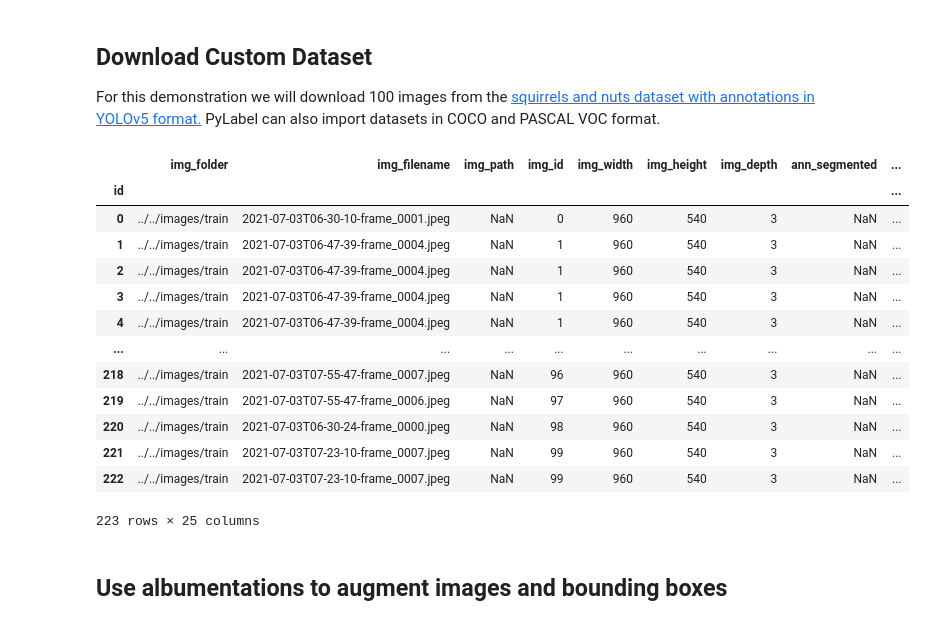
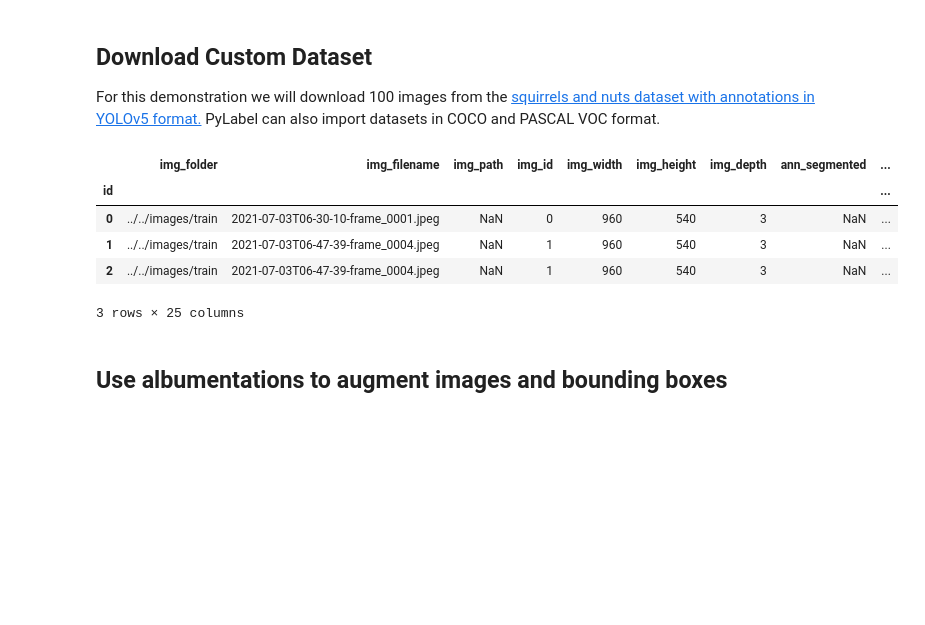
Before and after one commit to pylabel-project/samples, a Jupyter notebook: pylabel2albumentations.ipynb, the cells around one changed output. Drawn from its saved outputs; the diff is of its cells as text; code cells hidden in the pictures; blank space fills up the shorter version.

```diff
--- a/pylabel2albumentations.ipynb
+++ b/pylabel2albumentations.ipynb
@@ -53,26 +72,18 @@ with zipfile.ZipFile("data/squirrelsandnuts_train.zip", 'r') as zip_ref:
 # %%
 #Import annotations as a PyLabel dataset
 dataset = importer.ImportYoloV5(path="data/squirrelsandnuts_train/labels/train",
         path_to_images="../../images/train",
         img_ext="jpeg",
         cat_names=['Squirrel','Nut']
     )
-dataset.df
+dataset.df.head(3)
 # %% [output]
 |  | img_folder | img_filename | img_path | img_id | img_width | img_height | img_depth | ann_segmented | ... |
 | id |  |  |  |  |  |  |  |  | ... |
 | 0 | ../../images/train | 2021-07-03T06-30-10-frame_0001.jpeg | NaN | 0 | 960 | 540 | 3 | NaN | ... |
 | 1 | ../../images/train | 2021-07-03T06-47-39-frame_0004.jpeg | NaN | 1 | 960 | 540 | 3 | NaN | ... |
 | 2 | ../../images/train | 2021-07-03T06-47-39-frame_0004.jpeg | NaN | 1 | 960 | 540 | 3 | NaN | ... |
-| 3 | ../../images/train | 2021-07-03T06-47-39-frame_0004.jpeg | NaN | 1 | 960 | 540 | 3 | NaN | ... |
-| 4 | ../../images/train | 2021-07-03T06-47-39-frame_0004.jpeg | NaN | 1 | 960 | 540 | 3 | NaN | ... |
-| ... | ... | ... | ... | ... | ... | ... | ... | ... | ... |
-| 218 | ../../images/train | 2021-07-03T07-55-47-frame_0007.jpeg | NaN | 96 | 960 | 540 | 3 | NaN | ... |
-| 219 | ../../images/train | 2021-07-03T07-55-47-frame_0006.jpeg | NaN | 97 | 960 | 540 | 3 | NaN | ... |
-| 220 | ../../images/train | 2021-07-03T06-30-24-frame_0000.jpeg | NaN | 98 | 960 | 540 | 3 | NaN | ... |
-| 221 | ../../images/train | 2021-07-03T07-23-10-frame_0007.jpeg | NaN | 99 | 960 | 540 | 3 | NaN | ... |
-| 222 | ../../images/train | 2021-07-03T07-23-10-frame_0007.jpeg | NaN | 99 | 960 | 540 | 3 | NaN | ... |
-223 rows × 25 columns
+3 rows × 25 columns
 # %% [markdown]
 ## Use albumentations to augment images and bounding boxes
 # %%
```
Also changed, not shown: parts of 8 cells of this notebook.
